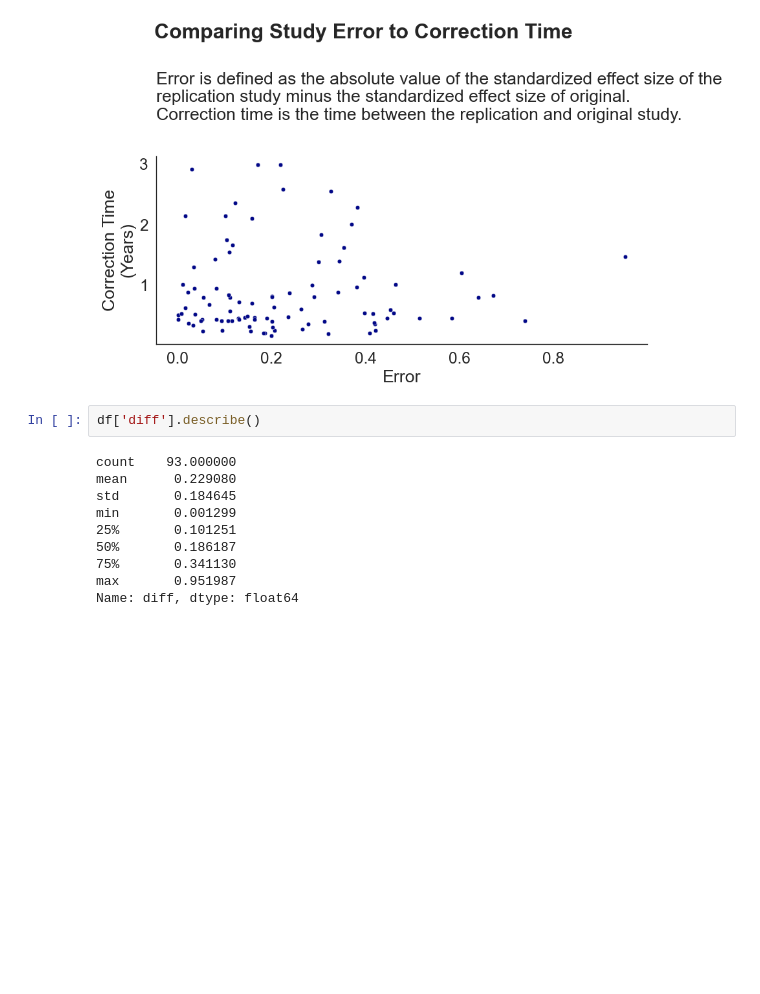
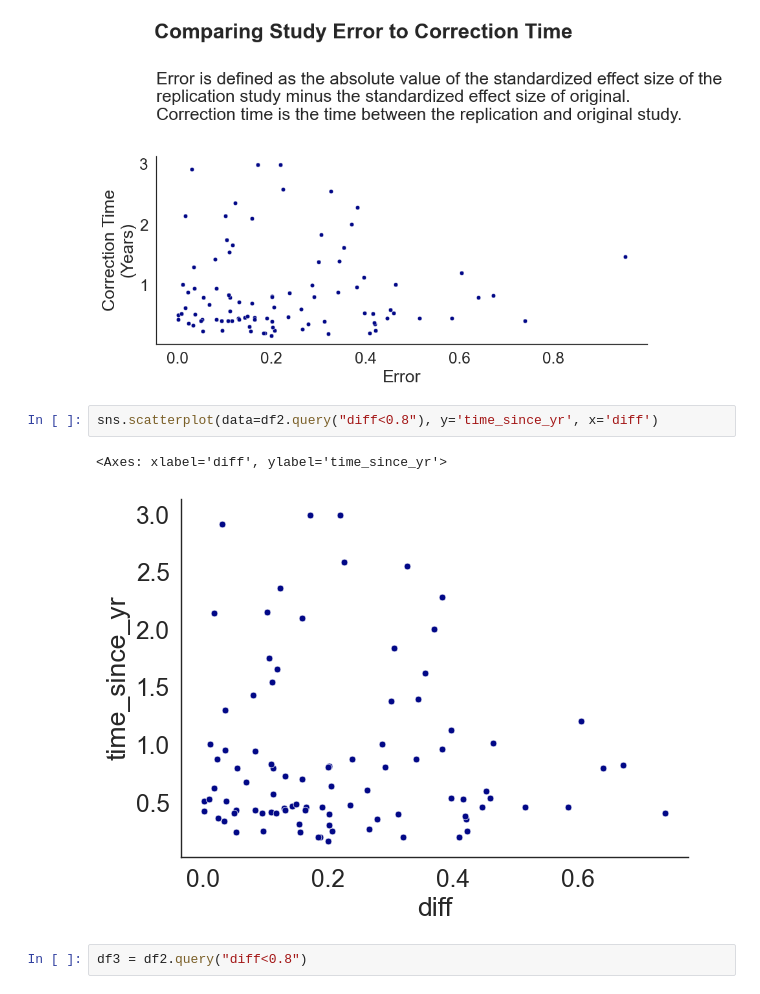
Before and after one commit to josh-ashkinaze/er_correct, a Jupyter notebook: replication.ipynb, the cells around one changed output. Saved outputs shown, nothing was run; the diff lists cells and outputs as text; blank space fills up the shorter version.

```diff
--- a/replication.ipynb
+++ b/replication.ipynb
@@ -137,15 +137,10 @@ plt.title("Error is defined as the absolute value of the standardized effect siz
 plt.savefig("science.pdf", format='pdf', dpi=300, bbox_inches='tight')
 # %% [output]
 [figure]
-# %%
-df['diff'].describe()
-# %% [output]
-count    93.000000
-mean      0.229080
-std       0.184645
-min       0.001299
-25%       0.101251
-50%       0.186187
-75%       0.341130
-max       0.951987
-Name: diff, dtype: float64
+# %%
+sns.scatterplot(data=df2.query("diff<0.8"), y='time_since_yr', x='diff')
+# %% [output]
+<Axes: xlabel='diff', ylabel='time_since_yr'>
+[figure, added]
+# %%
+df3 = df2.query("diff<0.8")
```
Also changed, not shown: parts of 1 cell of this notebook, 1 other file.
